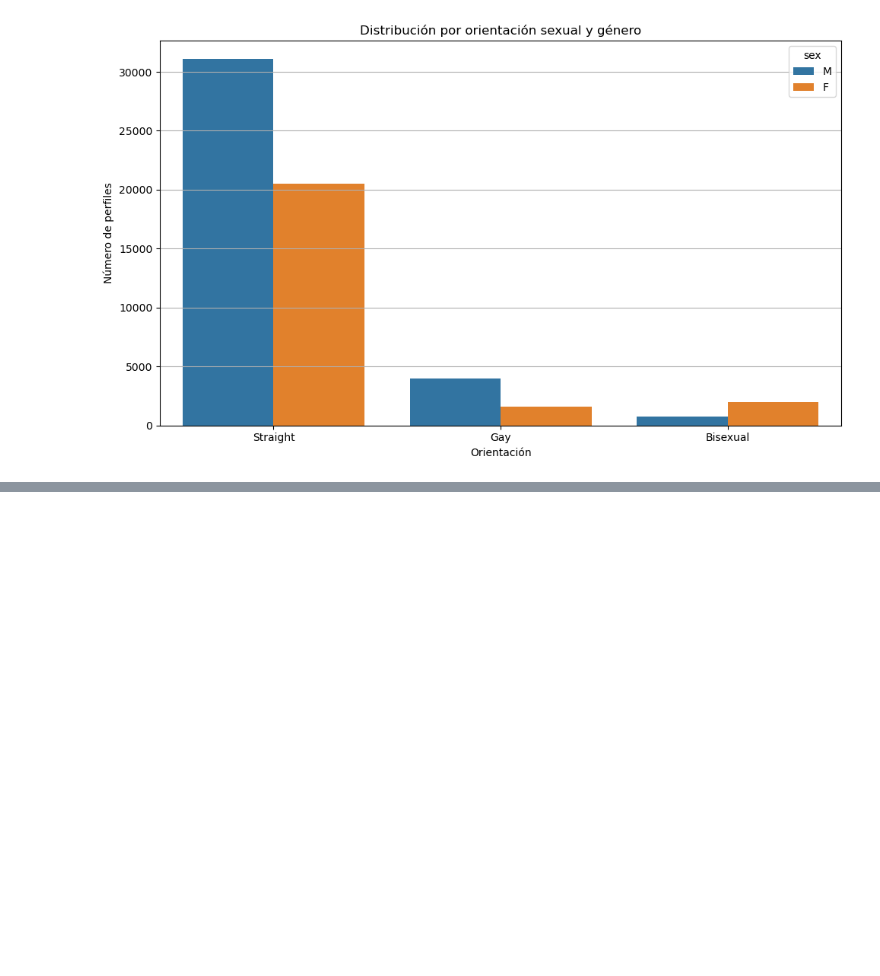
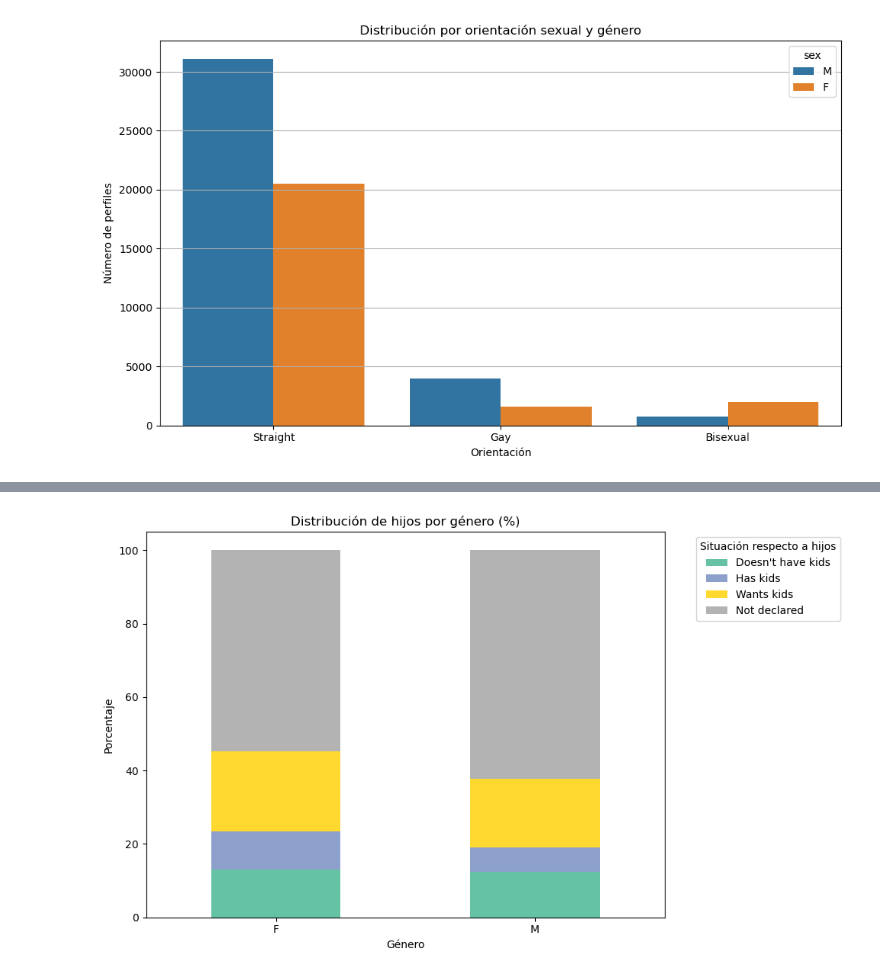
Before and after one commit to Isabel-GM/Ana-Isa, a Jupyter notebook: Analisis OkCupid.ipynb, the cells around one changed output, grey strips where cells are left out. Saved outputs shown, nothing was run; the diff lists cells and outputs as text; code cells hidden in the pictures; blank space fills up the shorter version.

Commit message:
nueva visualizacion

```diff
--- a/Analisis OkCupid.ipynb
+++ b/Analisis OkCupid.ipynb
@@ -978,0 +1004,6 @@ plt.show()
+# %%
+# Separar la columna en dos columnas, asegurándose de dividir solo una vez
+df_limpio[['city', 'state']] = df_limpio['location'].str.split(', ', n=1, expand=True)
+
+# Mostrar el resultado
+print(df_limpio[['city', 'state']].head())
@@ -978,0 +1041,2 @@ plt.show()
+# %%
+df_limpio.drop(columns='location', inplace=True)
@@ -978,0 +1056,24 @@ plt.show()
+# %%
+# Agrupar por género y estado de hijos
+offspring_by_gender = df_limpio.groupby(['sex', 'offspring_grouped']).size().unstack().fillna(0)
+
+# Calcular porcentajes por fila
+offspring_by_gender_percent = offspring_by_gender.div(offspring_by_gender.sum(axis=1), axis=0) * 100
+
+# Ordenar columnas para visualización coherente
+order = ['Doesn\'t have kids', 'Has kids', 'Wants kids', 'Not declared']
+offspring_by_gender_percent = offspring_by_gender_percent[order]
+
+# Gráfico de barras apiladas
+ax = offspring_by_gender_percent.plot(kind='bar', stacked=True, figsize=(10, 6), colormap='Set2')
+
+plt.title('Distribución de hijos por género (%)')
+plt.xlabel('Género')
+plt.ylabel('Porcentaje')
+plt.legend(title='Situación respecto a hijos', bbox_to_anchor=(1.05, 1), loc='upper left')
+plt.xticks(rotation=0)
+plt.tight_layout()
+
+plt.show()
+# %% [output]
+[figure, added]
```
Also changed, not shown: parts of 8 cells of this notebook.
